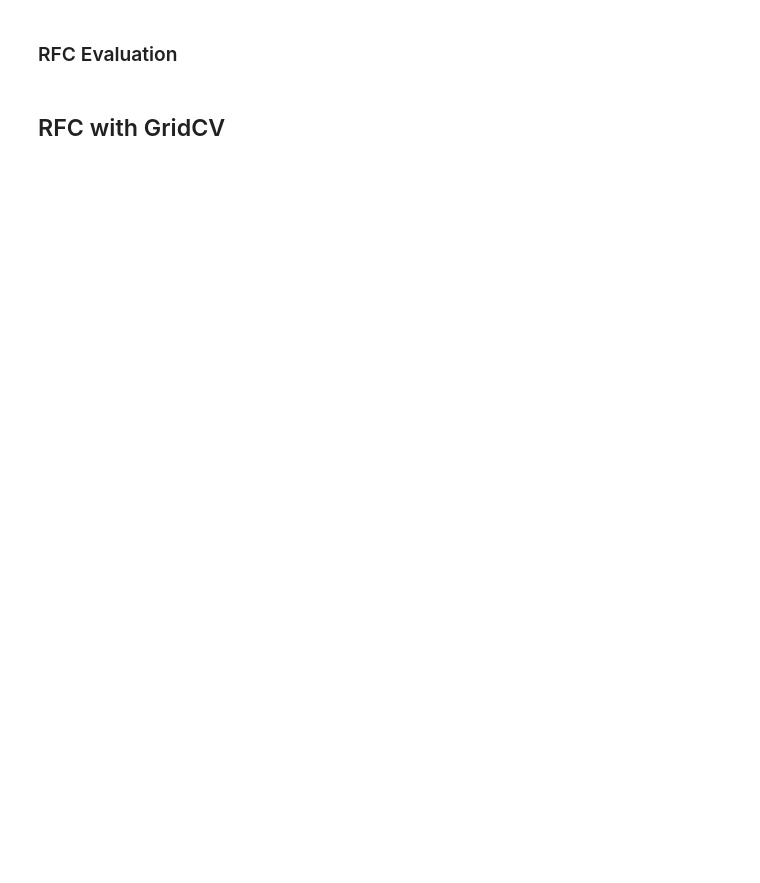
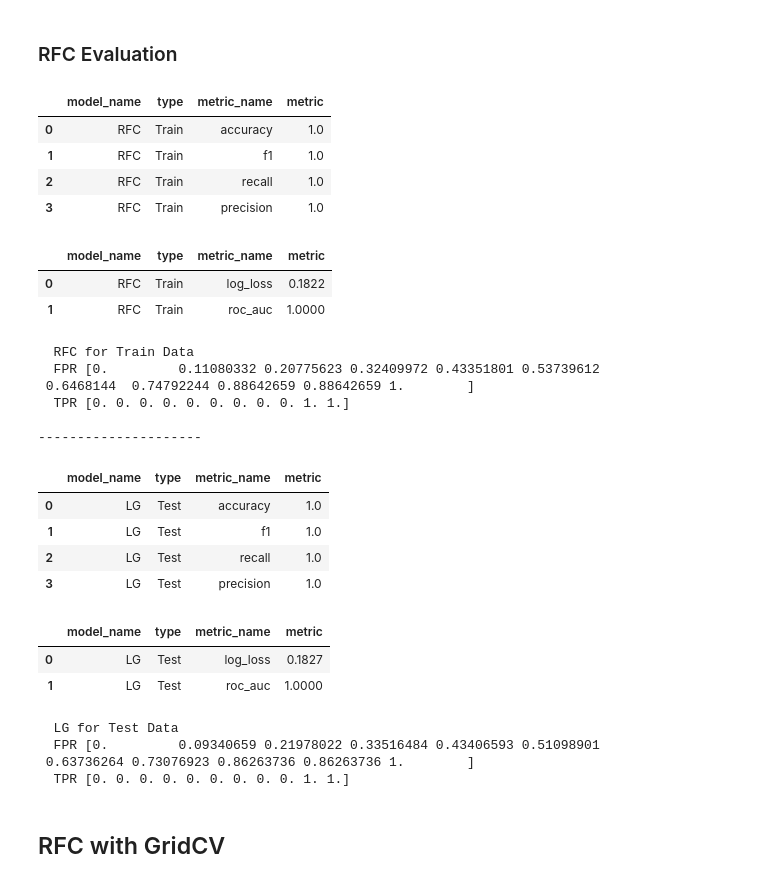
Before and after one commit to oimartin/MNIST_Digit_Recognizer, a Jupyter notebook: digits_notebook.ipynb, the cells around one changed output. Cells and saved outputs as stored; diff of their text form; code cells hidden in the pictures; blank space fills up the shorter version.

```diff
--- a/digits_notebook.ipynb
+++ b/digits_notebook.ipynb
@@ -66,18 +103,18 @@ Series([], dtype: int64)
 # Inspired by Ben Hamner Random Forest Proximity Notebook:
 # https://www.kaggle.com/benhamner/rf-proximity
 
-# Create subset of data
+# Create subset of train data to run faster
 mini_train = train.iloc[:1000, :]
-labels = mini_train.labels.astype('category')
-mini_train = mini_train.drop(columns='labels')
+labels = mini_train.label.astype('category')
+mini_train = mini_train.drop(columns='label')
 # %%
 X_train, X_test, labels_train, labels_test = train_test_split(mini_train,
                                                               labels,
-                                                              test=0.20,
+                                                              test_size=0.2,
                                                               random_state=22)
 
-print(f'''X_train shape {X_train}
-      labels_train shape {labels_train}
-      X_test shape {X_test}
-      labels_test {labels_test}
-      ''')
+print(f'''X_train shape {X_train.shape}
+labels_train shape {labels_train.shape}
+X_test shape {X_test.shape}
+labels_test {labels_test.shape}
+''')
@@ -108,6 +194,11 @@ def submitted (prediction):
 # %% [markdown]
 ## Random Forest Classifier
 # %%
-RFC_model, RFC_rt = run_model(RandomForestClassifier(),
-                              'RFC',
+RFC_model, RFC_rt = run_model(RandomForestClassifier(), 'RFC',
                               mini_train, labels, False)
+
+train_pred_RFC = prediction(RFC_model, X_train)
+train_totprob_RFC = probability(RFC_model, X_train)
+
+test_pred_RFC = prediction(RFC_model, X_test)
+test_totprob_RFC = probability(RFC_model, X_test)
@@ -114,5 +207,41 @@ RFC_model, RFC_rt = run_model(RandomForestClassifier(),
 # %% [markdown]
 ### RFC Evaluation
+# %%
+RFC_train = evaluating_model(labels_train, train_pred_RFC, 'RFC', 'Train')
+RFC_train_prob = prob_eval(labels_train, train_totprob_RFC, 'RFC', 'Train')
+eval_classification(train_pred_RFC, labels_train, X_train, 'RFC', 'Train')
+
+print("---------------------")
+RFC_test = evaluating_model(labels_test, test_pred_RFC, 'LG', 'Test')
+RFC_test_prob = prob_eval(labels_test, test_totprob_RFC, 'LG', 'Test')
+eval_classification(test_pred_RFC, labels_test, X_test, 'LG', 'Test')
+# %% [output]
+|  | model_name | type | metric_name | metric |
+| 0 | RFC | Train | accuracy | 1.0 |
+| 1 | RFC | Train | f1 | 1.0 |
+| 2 | RFC | Train | recall | 1.0 |
+| 3 | RFC | Train | precision | 1.0 |
+|  | model_name | type | metric_name | metric |
+| 0 | RFC | Train | log_loss | 0.1822 |
+| 1 | RFC | Train | roc_auc | 1.0000 |
+  RFC for Train Data
+  FPR [0.         0.11080332 0.20775623 0.32409972 0.43351801 0.53739612
+ 0.6468144  0.74792244 0.88642659 0.88642659 1.        ]
+  TPR [0. 0. 0. 0. 0. 0. 0. 0. 0. 1. 1.]
+
+---------------------
+|  | model_name | type | metric_name | metric |
+| 0 | LG | Test | accuracy | 1.0 |
+| 1 | LG | Test | f1 | 1.0 |
+| 2 | LG | Test | recall | 1.0 |
+| 3 | LG | Test | precision | 1.0 |
+|  | model_name | type | metric_name | metric |
+| 0 | LG | Test | log_loss | 0.1827 |
+| 1 | LG | Test | roc_auc | 1.0000 |
+  LG for Test Data
+  FPR [0.         0.09340659 0.21978022 0.33516484 0.43406593 0.51098901
+ 0.63736264 0.73076923 0.86263736 0.86263736 1.        ]
+  TPR [0. 0. 0. 0. 0. 0. 0. 0. 0. 1. 1.]
 # %% [markdown]
 ## RFC with GridCV
 # %%
```
Also changed, not shown: parts of 12 cells of this notebook.
